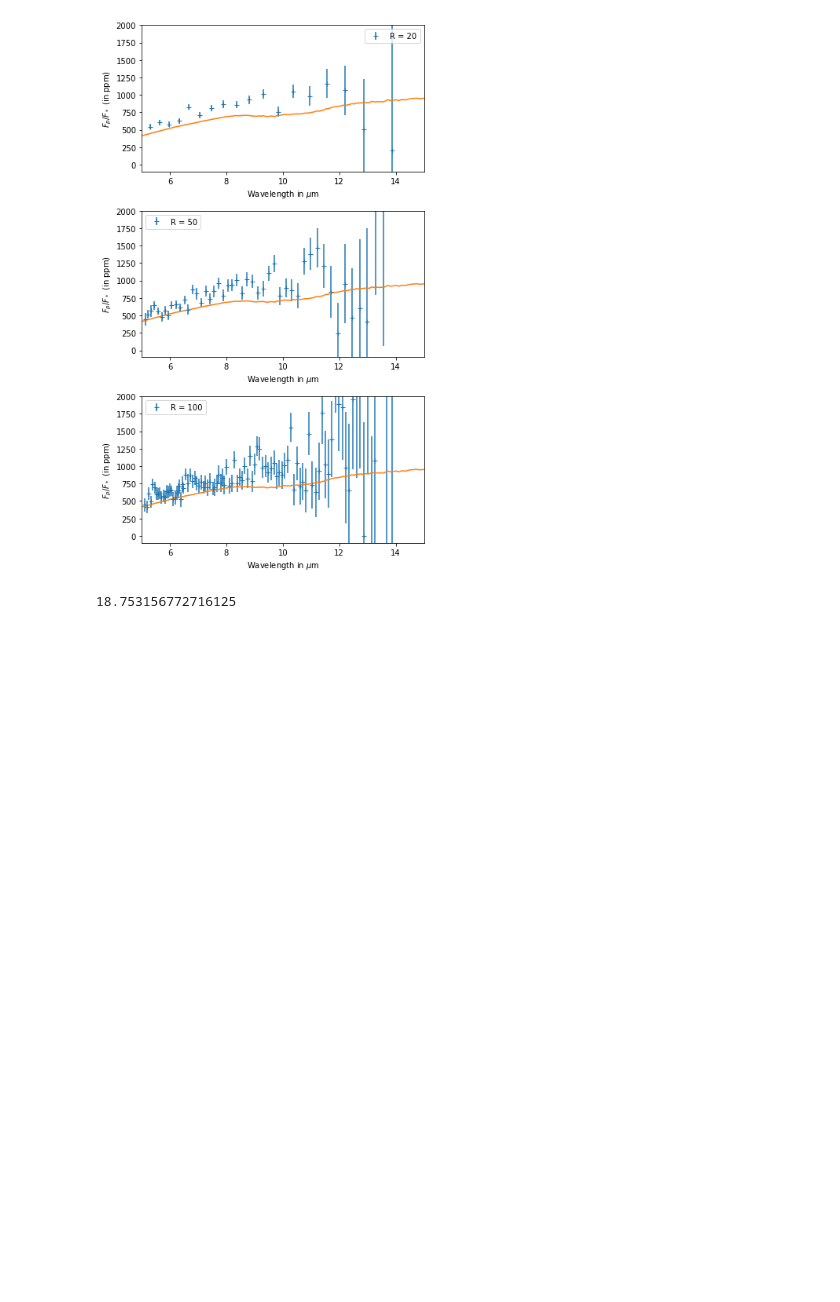
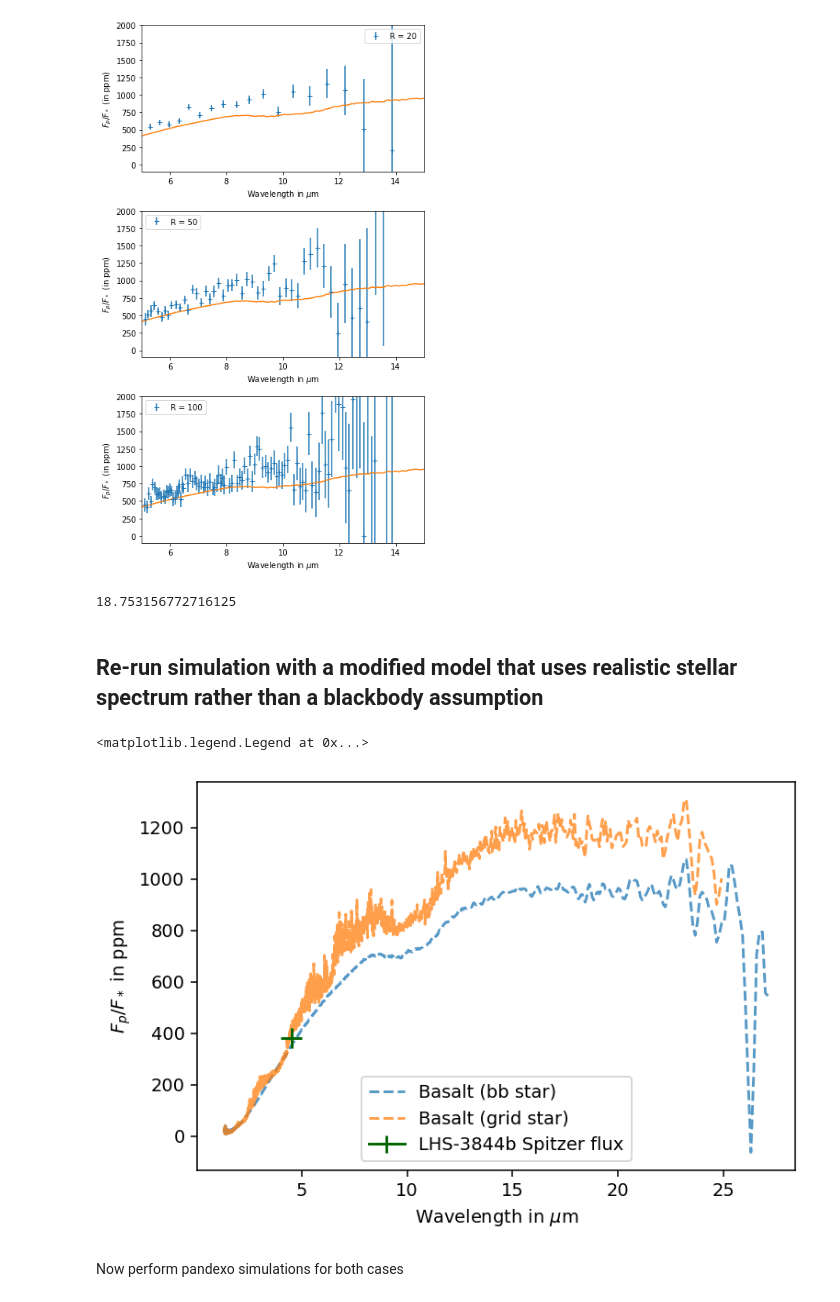
Before and after one commit to ishan-mishra/rocky_exo_jwst, a Jupyter notebook: LHS3844_pandexo_simulations.ipynb, the cells around one changed output. Saved outputs shown, nothing was run; the diff lists cells and outputs as text; code cells hidden in the pictures; blank space fills up the shorter version.

```diff
--- a/LHS3844_pandexo_simulations.ipynb
+++ b/LHS3844_pandexo_simulations.ipynb
@@ -6,6 +6,7 @@ warnings.filterwarnings('ignore')
 import pandexo.engine.justdoit as jdi # THIS IS THE HOLY GRAIL OF PANDEXO
 import pandexo.engine.justplotit as jpi
 import matplotlib.pyplot as plt
+plt.rcParams['figure.dpi'] = 140
 import astropy
 from matplotlib.ticker import MultipleLocator, FormatStrFormatter, ScalarFormatter, NullFormatter
 from scipy.ndimage import gaussian_filter1d as gauss_conv
@@ -14,6 +15,7 @@ import numpy as np
 import pandas as pd
 import scipy.constants as sc
 from spectres import spectres
+import copy
 
 import matplotlib
 #%matplotlib notebook
@@ -183,3 +185,5 @@ plt.tight_layout()
 x_list[0][0][-5]/(x_list[0][0][-5] - x_list[0][0][-6])
 # %% [output]
 18.753156772716125
+# %% [markdown]
+## Re-run simulation with a modified model that uses realistic stellar spectrum rather than a blackbody assumption
@@ -185,0 +234,21 @@ x_list[0][0][-5]/(x_list[0][0][-5] - x_list[0][0][-6])
+# %%
+# plot the model files for verification
+
+data = np.loadtxt(exo_dict_bb['planet']['exopath'])
+wav_bb, spec_bb = data[:,0], data[:,1]
+
+data = np.loadtxt(exo_dict_grid['planet']['exopath'])
+wav_grid, spec_grid = data[:,0], data[:,1]
+
+plt.figure()
+plt.plot(wav_bb, spec_bb*10**6, ls='--', alpha=0.75, label='Basalt (bb star)')
+plt.plot(wav_grid, spec_grid*10**6, ls='--', alpha=0.75, label='Basalt (grid star)')
+plt.errorbar(x=4.5, y = 380, xerr=0.5, yerr=40, color='darkgreen',  label='LHS-3844b Spitzer flux')
+plt.xlabel('Wavelength in $\mu$m')
+plt.ylabel('$F_p/F_*$ in ppm')
+plt.legend()
+# %% [output]
+<matplotlib.legend.Legend at 0x...>
+[figure, added]
+# %% [markdown]
+Now perform pandexo simulations for both cases
```
Also changed, not shown: parts of 18 cells of this notebook, 3 other files.
